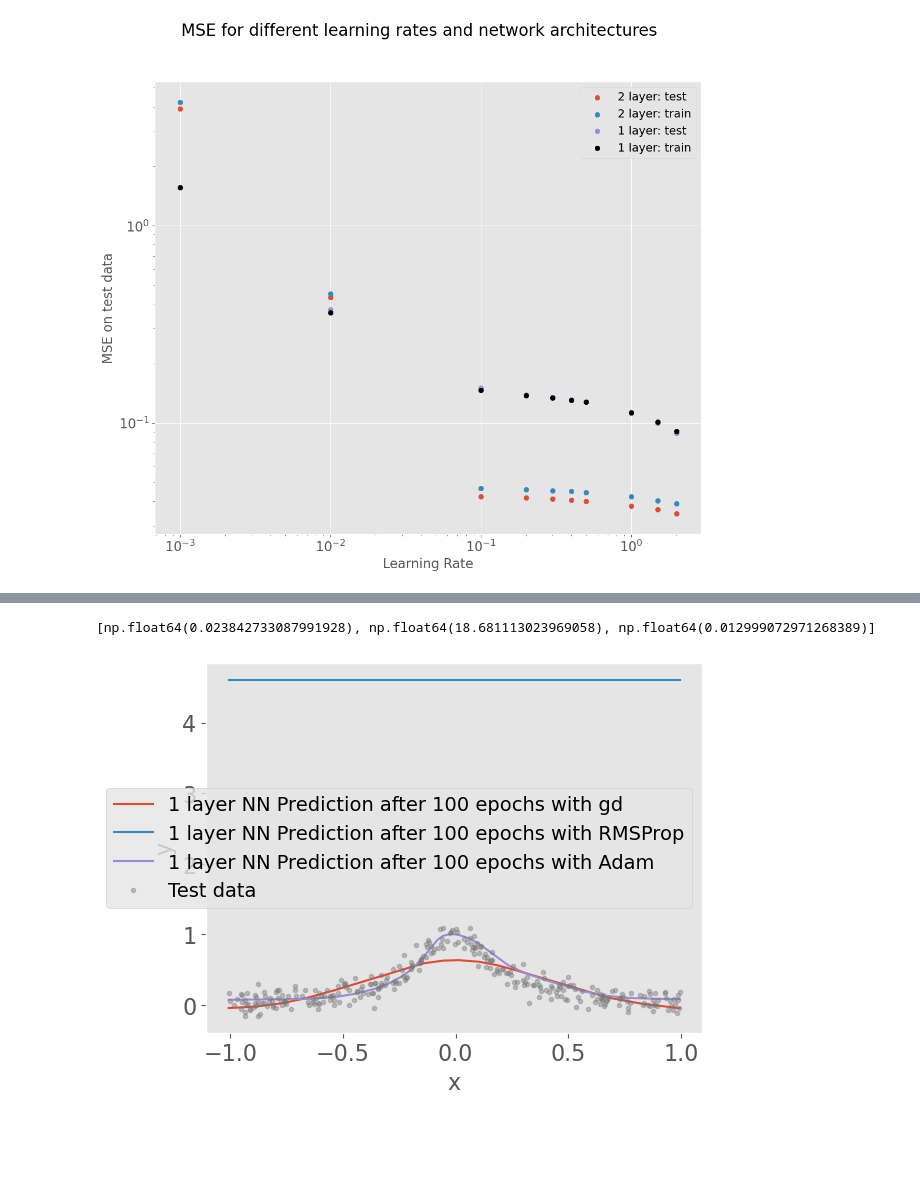
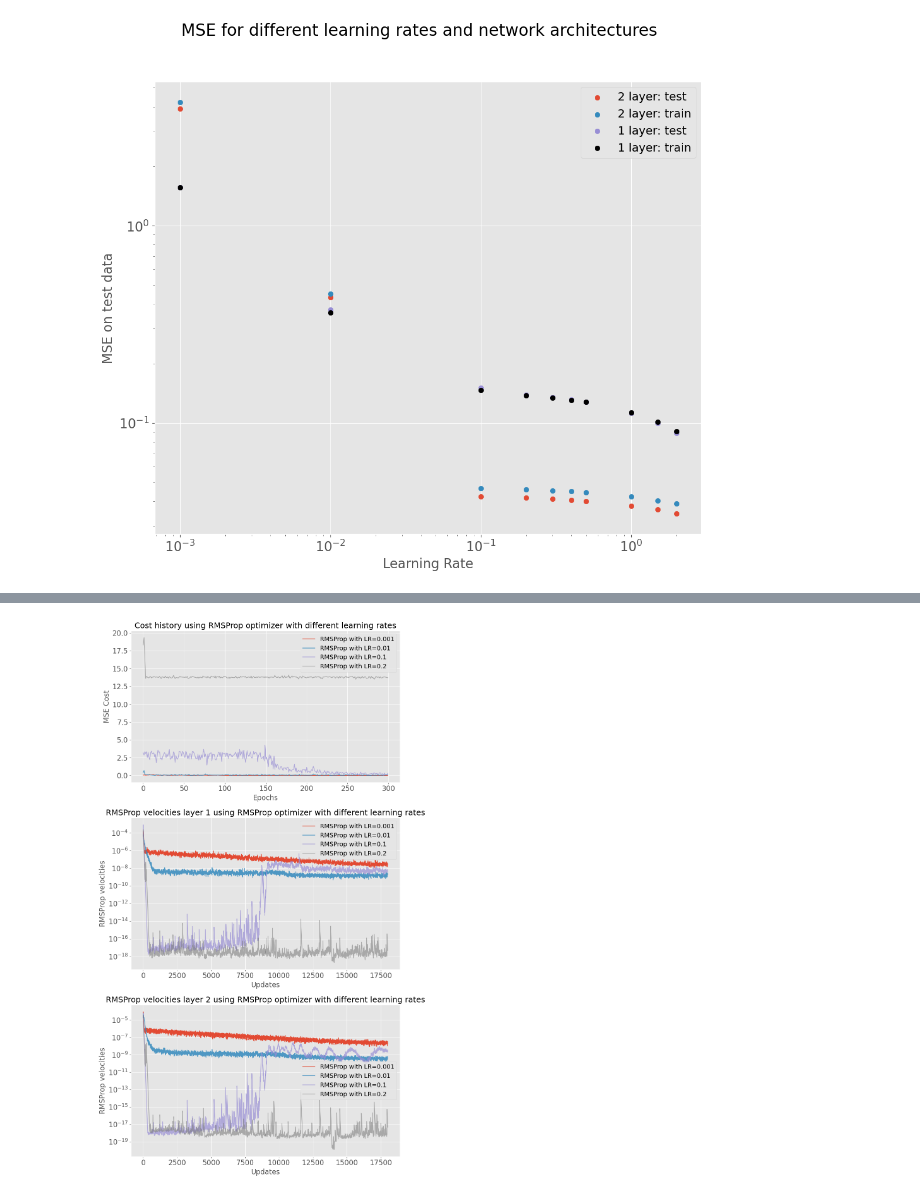
Before and after one commit to kjes4pres/Project_2_FYSSTK, a Jupyter notebook: Code/main/b.ipynb, the cells around one changed output, grey strips where cells are left out. Cells and saved outputs as stored; diff of their text form; code cells hidden in the pictures; blank space fills up the shorter version.

```diff
--- a/Code/main/b.ipynb
+++ b/Code/main/b.ipynb
@@ -299,16 +300,36 @@ test
 # %%
-mse_vals = []
-for i in l:
-    reg_ffnn = NeuralNetwork(1, [50, 100, 1], [sigmoid, sigmoid, identity], [derivate(sigmoid),derivate(sigmoid), derivate(identity)], mse, mse_der)
-    reg_ffnn.train_SGD(X_train, y_train, epochs=300, learning_rate=0.1, batch_size=20, optimizer=i)
-    mse_vals.append(mse(y_test, reg_ffnn._feed_forward(X_test)))
-    plt.plot(X_sort, reg_ffnn._feed_forward(X_test)[sort_idx], label=f"1 layer NN Prediction after 100 epochs with {i}")
-plt.plot(X_test, y_test, ".", label="Test data", alpha = 0.4)
-plt.legend()
-plt.grid()
-plt.xlabel("x")
-plt.ylabel("y")
-print(mse_vals)
+l = ["gd", "RMSProp","Adam"]
+lr = [0.001, 0.01, 0.1, 0.2]
+mse_test_tl = []
+mse_train_tl = []
+fig, ax = plt.subplots(3,1,figsize=(10,18))
+for j in l:
+    a = 1
+    for i in lr:
+        reg_ffnn = NeuralNetwork(1, [50, 100, 1], [sigmoid, sigmoid, identity], [derivate(sigmoid),derivate(sigmoid), derivate(identity)], mse, mse_der)
+        reg_ffnn.train_SGD(X_train, y_train, epochs=300, learning_rate=i, batch_size=20, optimizer=j)
+        mse_test_tl.append(mse(y_test, reg_ffnn._feed_forward(X_test)))
+        mse_train_tl.append(reg_ffnn.get_info()['Cost_history'][-1])
+        if j == "RMSProp":
+            ax[0].plot(reg_ffnn.get_info()['Cost_history'], label=f"{j} with LR={i}", alpha=a)
+            ax[1].plot(reg_ffnn.get_info()['RMSProp_velocities_layer1'], label=f"{j} with LR={i}", alpha=a)
+            ax[2].plot(reg_ffnn.get_info()['RMSProp_velocities_layer2'], label=f"{j} with LR={i}", alpha=a)
+            a -= 0.15
+ax[0].set_xlabel("Epochs")
+ax[0].set_ylabel("MSE Cost")
+ax[0].set_title(f"Cost history using RMSProp optimizer with different learning rates")
+ax[1].set_xlabel("Updates")
+ax[1].set_ylabel("RMSProp velocities")
+ax[1].set_title(f"RMSProp velocities layer 1 using RMSProp optimizer with different learning rates")
+ax[1].set_yscale("log")
+ax[0].legend()
+ax[1].legend()
+ax[2].set_xlabel("Updates")
+ax[2].set_ylabel("RMSProp velocities")
+ax[2].set_title(f"RMSProp velocities layer 2 using RMSProp optimizer with different learning rates")
+ax[2].set_yscale("log")
+ax[2].legend()
+plt.tight_layout()
+plt.show()
 # %% [output]
-[np.float64(0.023842733087991928), np.float64(18.681113023969058), np.float64(0.012999072971268389)]
-[figure, old version]
+[figure, new version]
```
Also changed, not shown: parts of 4 cells of this notebook, 8 other files.
